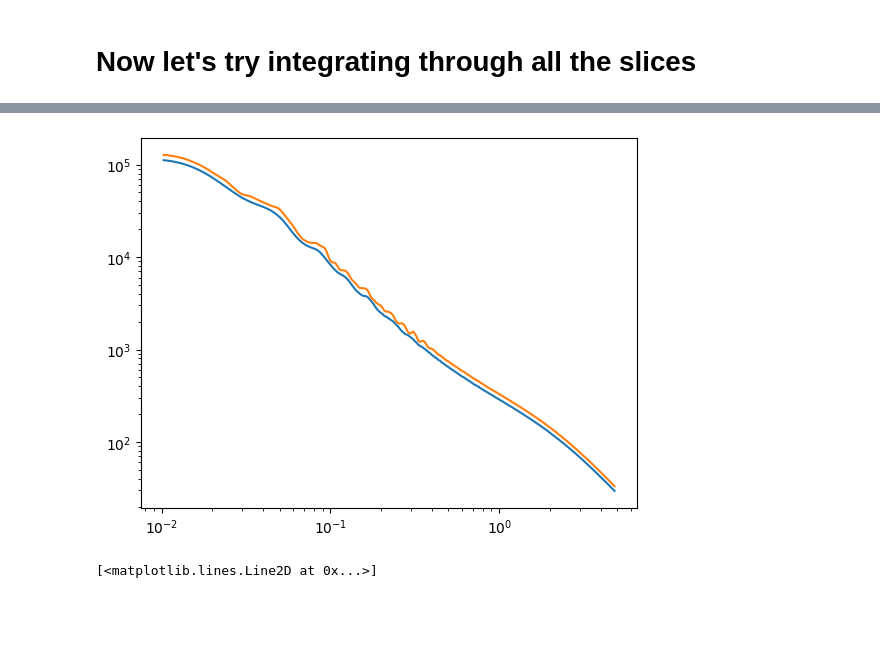
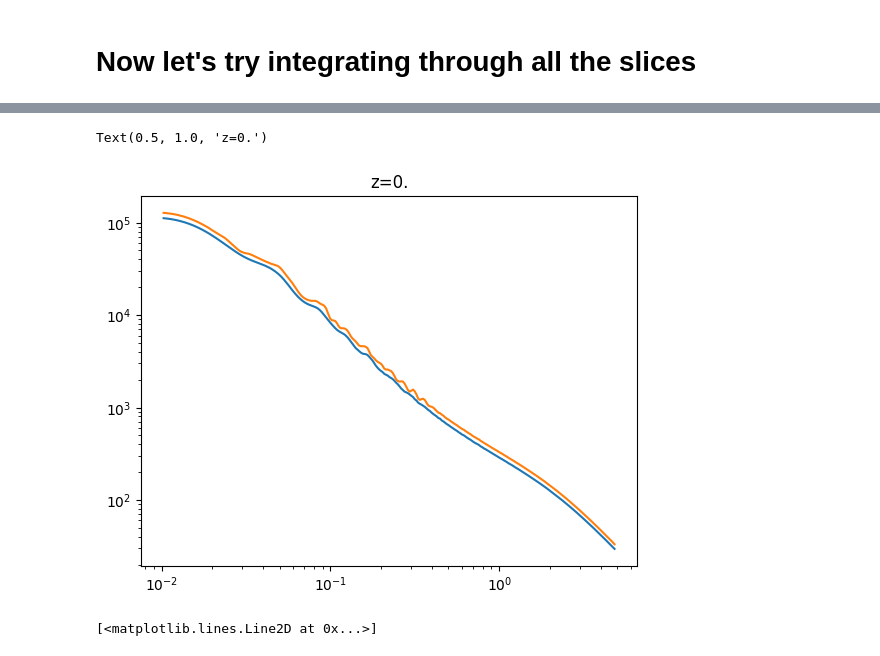
Before and after one commit to pltaylor16/odd_emu, a Jupyter notebook: production/test_solve.ipynb, the cells around one changed output, grey strips where cells are left out. Cells and saved outputs as stored; diff of their text form; code cells hidden in the pictures; blank space fills up the shorter version.

```diff
--- a/production/test_solve.ipynb
+++ b/production/test_solve.ipynb
@@ -266,13 +262,15 @@ Final P(k,z) shape: (6200, 262)
 # %%
 from matplotlib import pyplot as plt
 pk0 = jnp.load(os.path.join(parent_dir, f"pk_nl_0.npy"))[0,0]
 
 plt.plot(k,pk0)
 plt.plot(k,Pk_all[-1])
 plt.yscale('log')
 plt.xscale('log')
+plt.title('z=0.')
 # %% [output]
+Text(0.5, 1.0, 'z=0.')
-[figure, old version]
+[figure, new version]
 # %%
 plt.plot(k, pk0 / Pk_all[-1])
 # %% [output]
```
Also changed, not shown: parts of 2 cells of this notebook.
